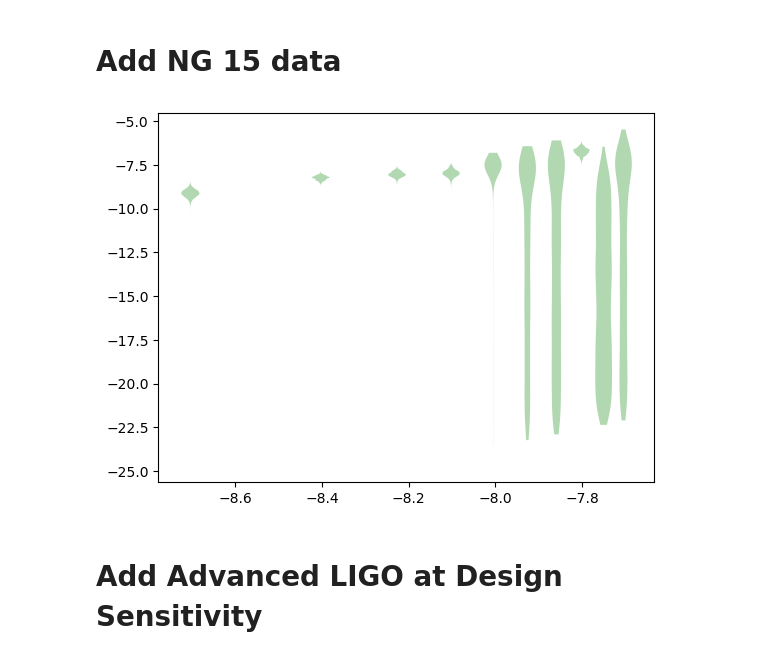
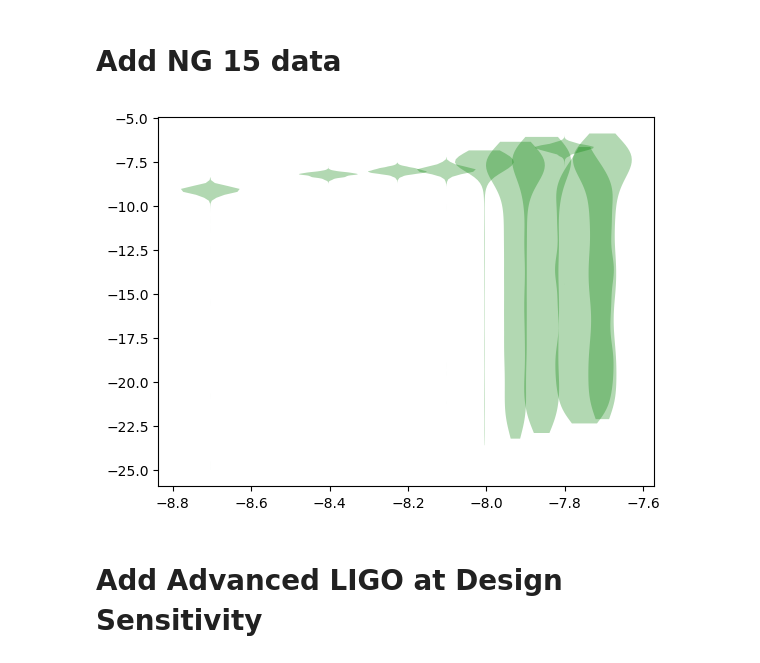
Before and after one commit to ChiaraMingarelli/omega_gw, a Jupyter notebook: codes/omega_gw_figs.ipynb, the cells around one changed output. Drawn from its saved outputs; the diff is of its cells as text; code cells hidden in the pictures.

Commit message:
final figure touches'

```diff
--- a/codes/omega_gw_figs.ipynb
+++ b/codes/omega_gw_figs.ipynb
@@ -147,14 +147,14 @@ ng15_Om_list = [ng15_Om[i] for i in range(len(ng15_Om))]
 # %%
 # Make a violin plot
 
-vpt = plt.violinplot(ng15_Om_list[:10], positions=(ng15_freqs[:10]), widths=0.005*ng15_freqs[:10], showextrema=False)
+vpt = plt.violinplot(ng15_Om_list[:10], positions=(ng15_freqs[:10]), widths=0.15, showextrema=False)
 for pc in vpt['bodies']:
     pc.set_facecolor('g')
     pc.set_alpha(0.3)
 
 #plt.savefig("testOmgw.pdf")
 # %% [output]
-[figure, old version]
+[figure, new version]
 # %% [markdown]
 # Add Advanced LIGO at Design Sensitivity
 # %%
```
Also changed, not shown: parts of 1 cell of this notebook, 1 other file.
